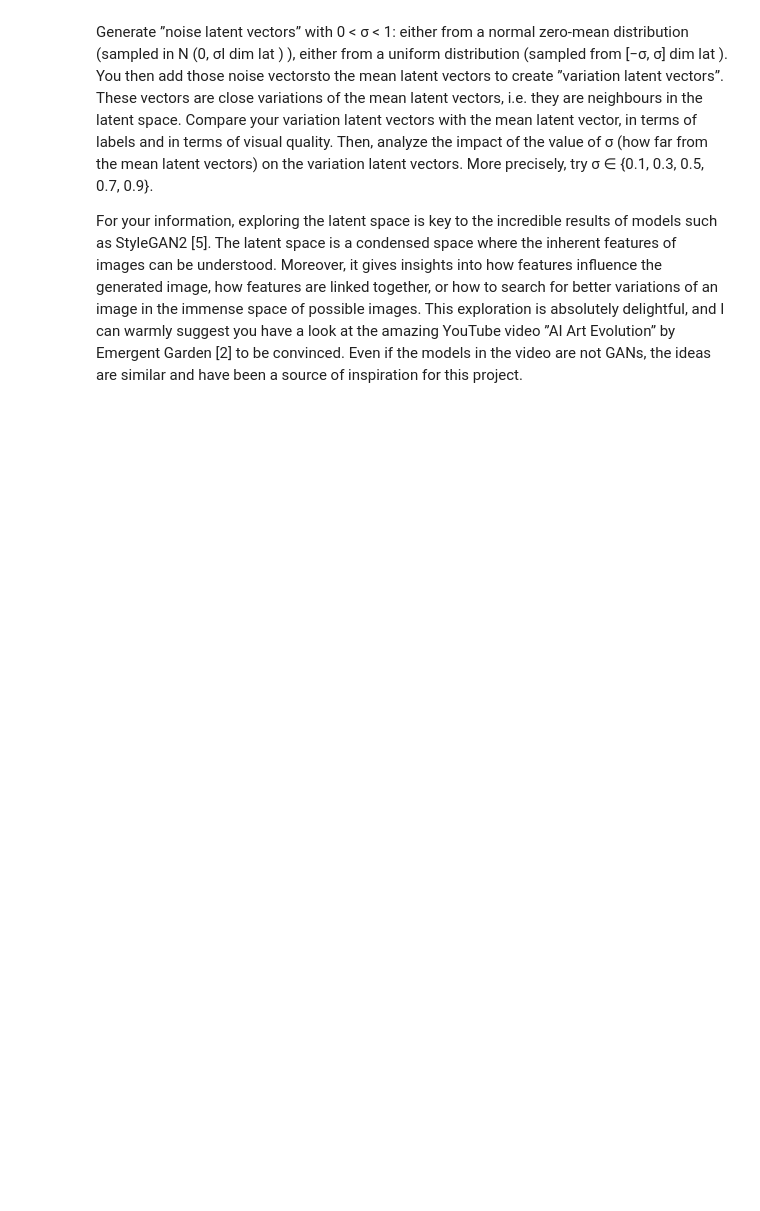
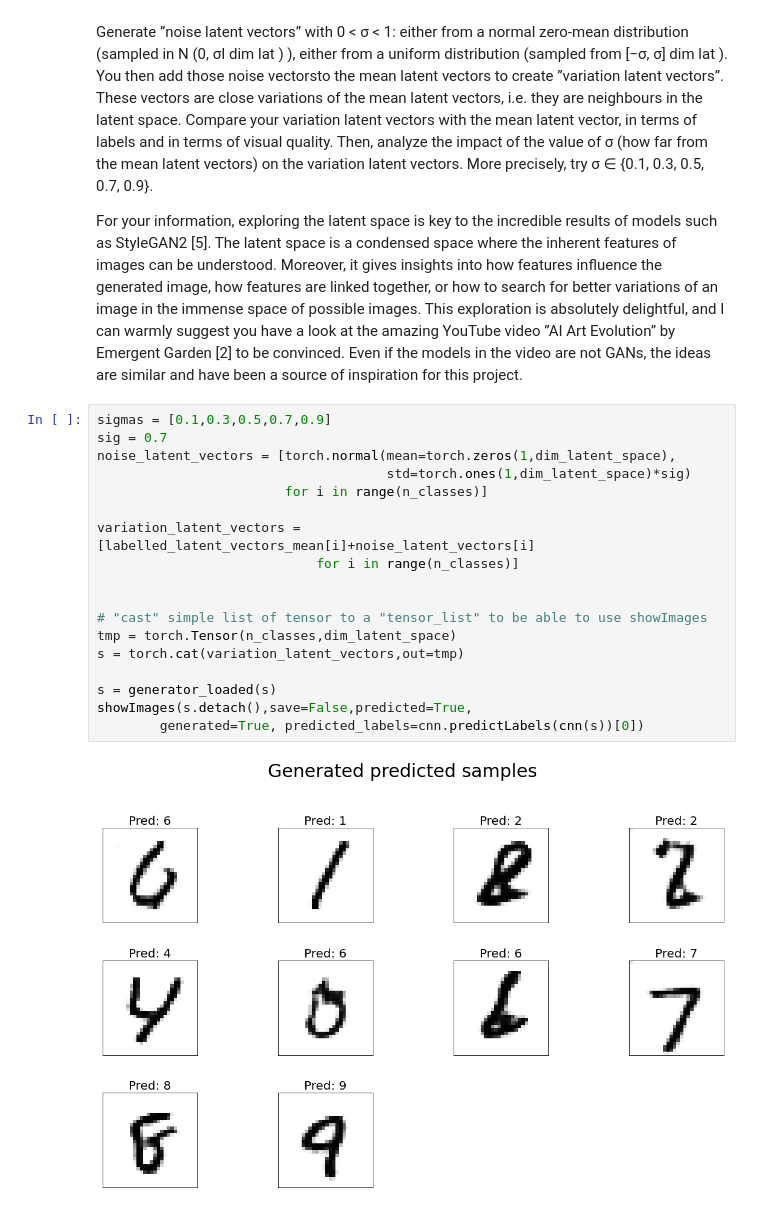
Before and after one commit to mathjacob/LINMA2472-HW3, a Jupyter notebook: hw3_part1_v2.ipynb, the cells around one changed output. Saved outputs shown, nothing was run; the diff lists cells and outputs as text; blank space fills up the shorter version.

```diff
--- a/hw3_part1_v2.ipynb
+++ b/hw3_part1_v2.ipynb
@@ -1554,3 +1569,23 @@ for better variations of an image in the immense space of possible images. This
 and I can warmly suggest you have a look at the amazing YouTube video ”AI Art Evolution” by Emergent Garden
 [2] to be convinced. Even if the models in the video are not GANs, the ideas are similar and have been a source of
 inspiration for this project.
+# %%
+sigmas = [0.1,0.3,0.5,0.7,0.9]
+sig = 0.7
+noise_latent_vectors = [torch.normal(mean=torch.zeros(1,dim_latent_space),
+                                     std=torch.ones(1,dim_latent_space)*sig)
+                        for i in range(n_classes)]
+
+variation_latent_vectors = [labelled_latent_vectors_mean[i]+noise_latent_vectors[i]
+                            for i in range(n_classes)]
+
+
+# "cast" simple list of tensor to a "tensor_list" to be able to use showImages
+tmp = torch.Tensor(n_classes,dim_latent_space)
+s = torch.cat(variation_latent_vectors,out=tmp)
+
+s = generator_loaded(s)
+showImages(s.detach(),save=False,predicted=True,
+        generated=True, predicted_labels=cnn.predictLabels(cnn(s))[0])
+# %% [output]
+[figure, added]
```
Also changed, not shown: parts of 9 cells of this notebook.
